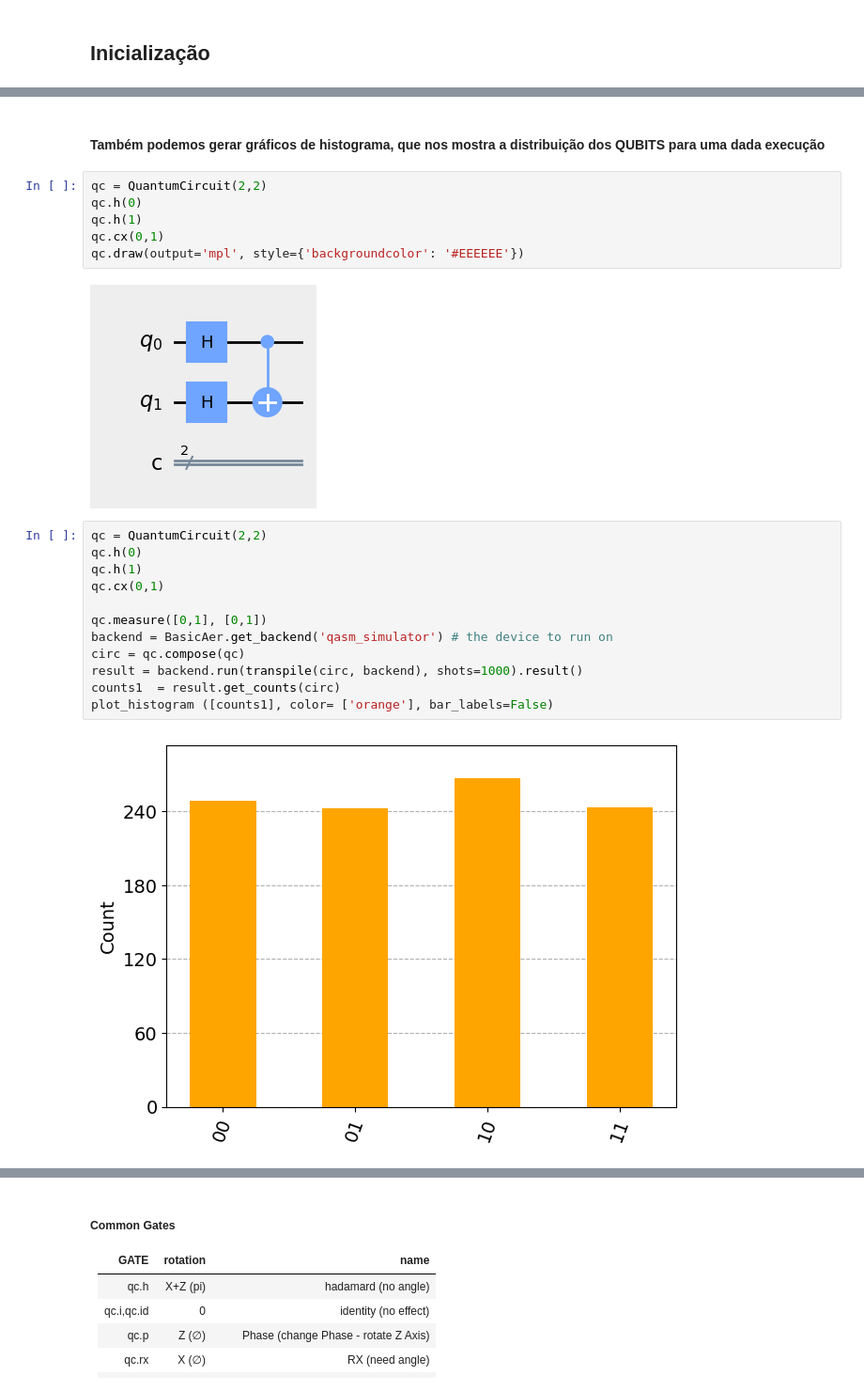
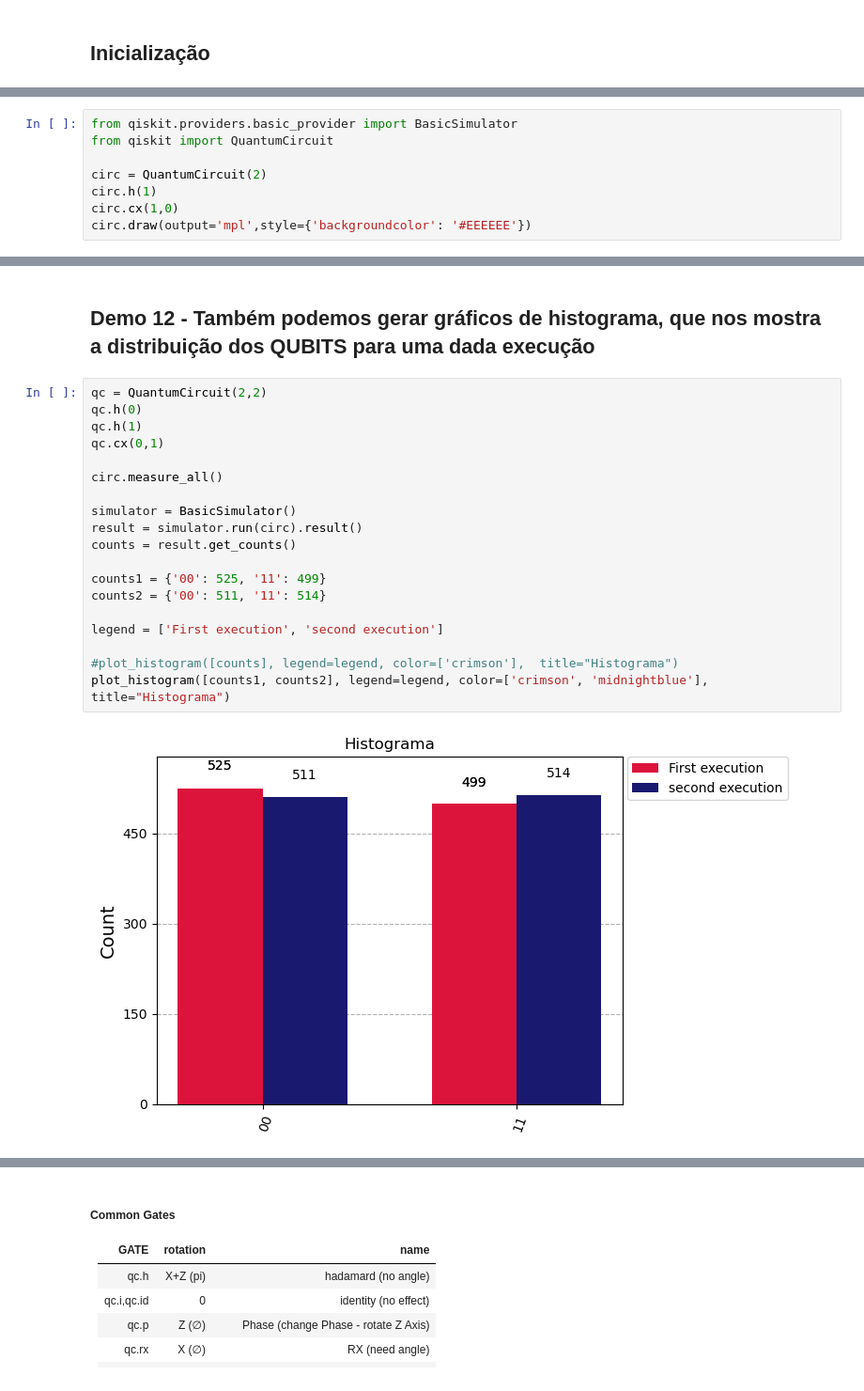
Before and after one commit to gsreis/qiskit_tutorial, a Jupyter notebook: qiskit_tutorial.ipynb, the cells around one changed output, grey strips where cells are left out. Shown at 94% size. Drawn from its saved outputs; the diff is of its cells as text.

Commit message:
Add files via upload
Update to Qiskit V 1.2.4

```diff
--- a/qiskit_tutorial.ipynb
+++ b/qiskit_tutorial.ipynb
@@ -44,0 +105,8 @@ print(counts)
+# %%
+from qiskit.providers.basic_provider import BasicSimulator
+from qiskit import QuantumCircuit
+
+circ = QuantumCircuit(2)
+circ.h(1)
+circ.cx(1,0)
+circ.draw(output='mpl',style={'backgroundcolor': '#EEEEEE'})
@@ -261,24 +501,23 @@ C. 5\
 # %% [markdown]
-#### Também podemos gerar gráficos de histograma, que nos mostra a distribuição dos QUBITS para uma dada execução
+## Demo 12 - Também podemos gerar gráficos de histograma, que nos mostra a distribuição dos QUBITS para uma dada execução
-# %%
-qc = QuantumCircuit(2,2)
-qc.h(0)
-qc.h(1)
-qc.cx(0,1)
-qc.draw(output='mpl', style={'backgroundcolor': '#EEEEEE'})
-# %% [output]
-[figure, removed]
 # %%
 qc = QuantumCircuit(2,2)
 qc.h(0)
 qc.h(1)
 qc.cx(0,1)
 
-qc.measure([0,1], [0,1])
-backend = BasicAer.get_backend('qasm_simulator') # the device to run on
-circ = qc.compose(qc)
-result = backend.run(transpile(circ, backend), shots=1000).result()
-counts1  = result.get_counts(circ)
-plot_histogram ([counts1], color= ['orange'], bar_labels=False)
+circ.measure_all()
+
+simulator = BasicSimulator()
+result = simulator.run(circ).result()
+counts = result.get_counts()
+
+counts1 = {'00': 525, '11': 499}
+counts2 = {'00': 511, '11': 514}
+
+legend = ['First execution', 'second execution']
+
+#plot_histogram([counts], legend=legend, color=['crimson'],  title="Histograma")
+plot_histogram([counts1, counts2], legend=legend, color=['crimson', 'midnightblue'], title="Histograma")
 # %% [output]
-[figure, old version]
+[figure, new version]
```
Also changed, not shown: parts of 66 cells of this notebook.
